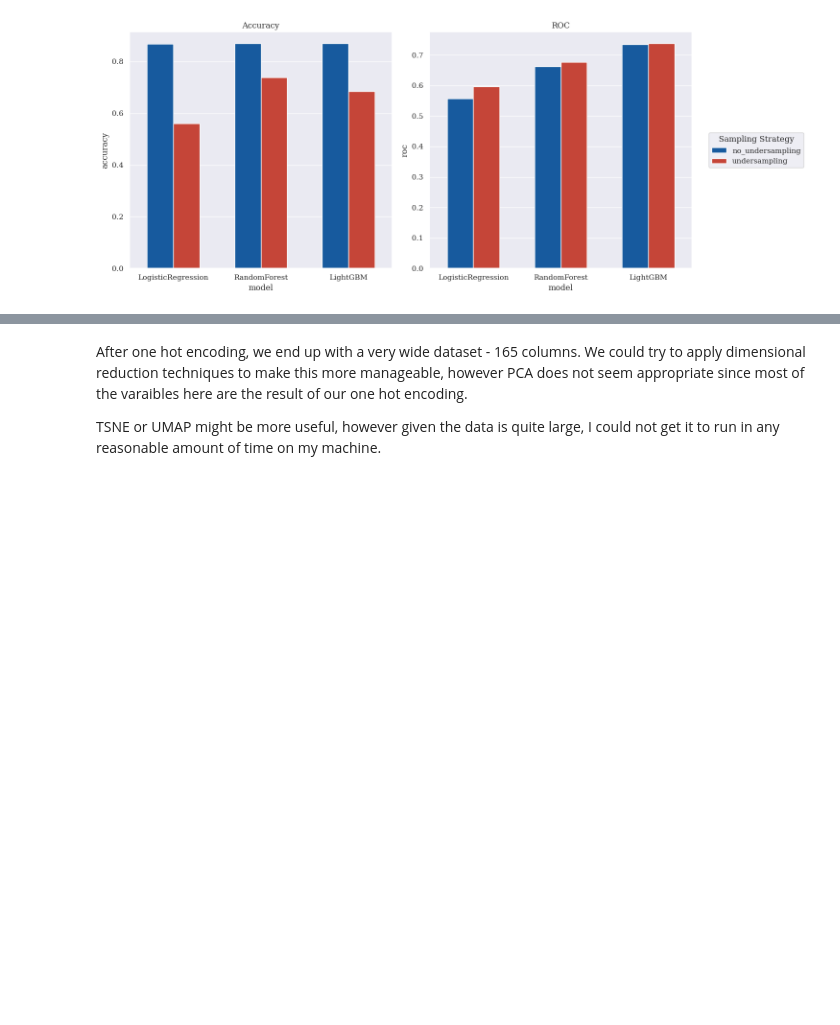
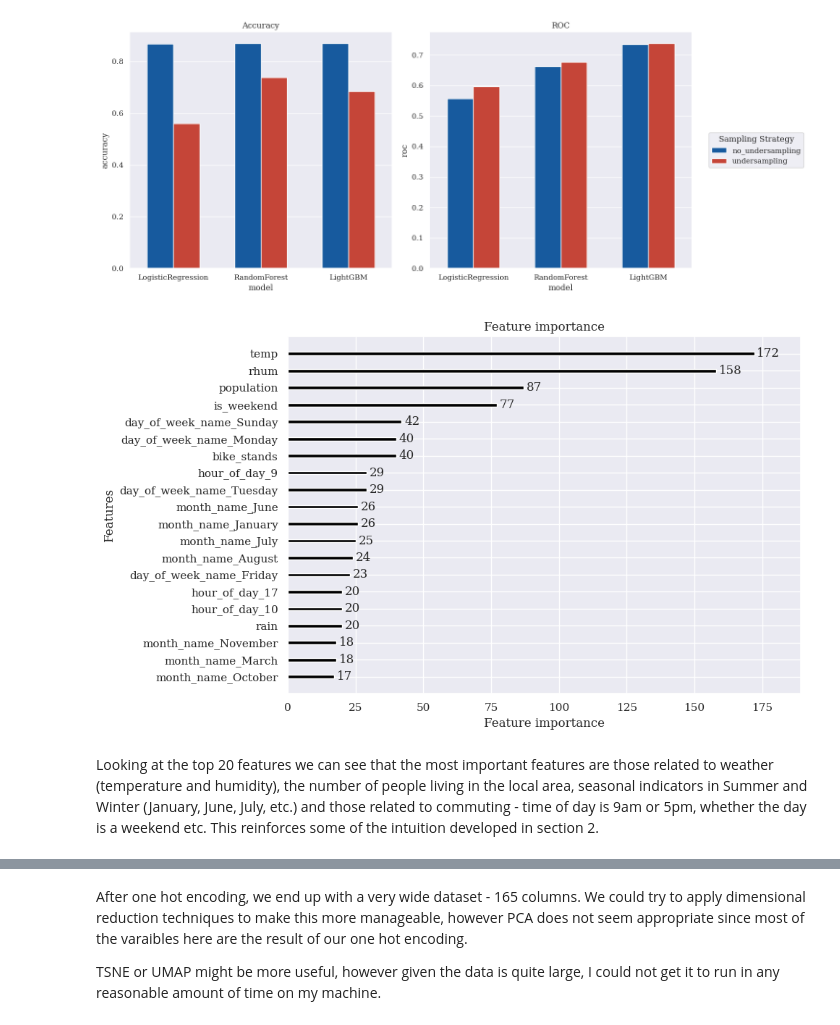
Before and after one commit to step-hen-burke/CA2, a Jupyter notebook: 3_rental_prediction.ipynb, the cells around one changed output, grey strips where cells are left out. Cells and saved outputs as stored; diff of their text form; code cells hidden in the pictures; blank space fills up the shorter version.

```diff
--- a/3_rental_prediction.ipynb
+++ b/3_rental_prediction.ipynb
@@ -574,3 +628,14 @@ plt.savefig(chart_folder / 'classification_metrics.png')
 plt.show()
 # %% [output]
 [figure]
+# %%
+with open(model_folder/f"rus_LightGBM.pickle", 'rb') as f:
+    model = pickle.load(f)
+# %%
+x = lgb.plot_importance(model, figsize=(10,6), color='black', max_num_features=20)
+plt.tight_layout()
+x.figure.savefig(chart_folder / 'lightgbm_importance_classification.png');
+# %% [output]
+[figure, added]
+# %% [markdown]
+Looking at the top 20 features we can see that the most important features are those related to weather (temperature and humidity), the number of people living in the local area, seasonal indicators in Summer and Winter (January, June, July, etc.) and those related to commuting - time of day is 9am or 5pm, whether the day is a weekend etc. This reinforces some of the intuition developed in section 2.
```
Also changed, not shown: parts of 12 cells of this notebook, 4 other files.
